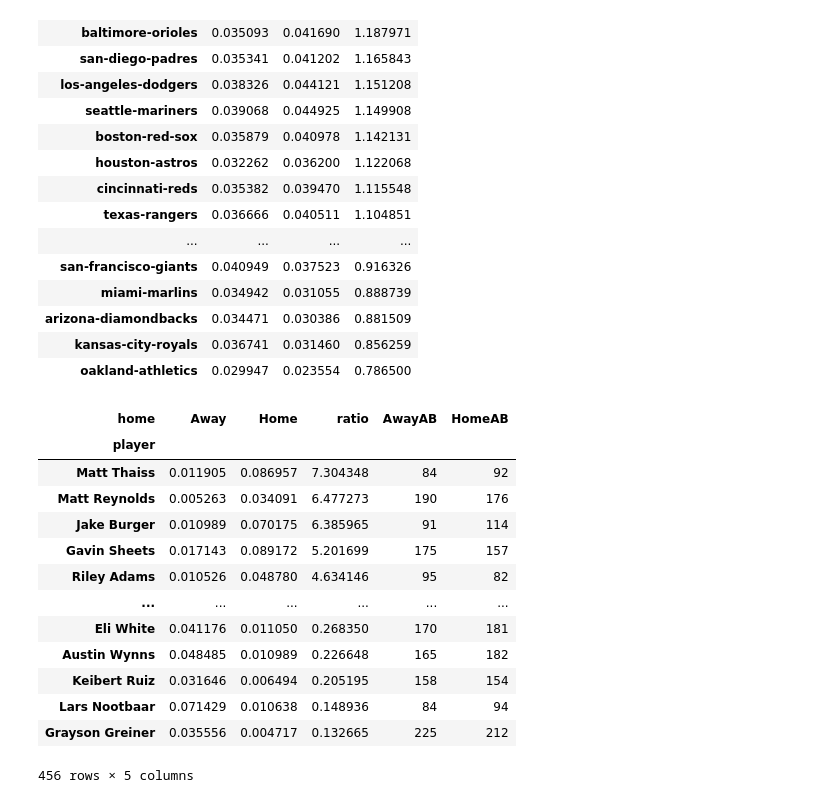
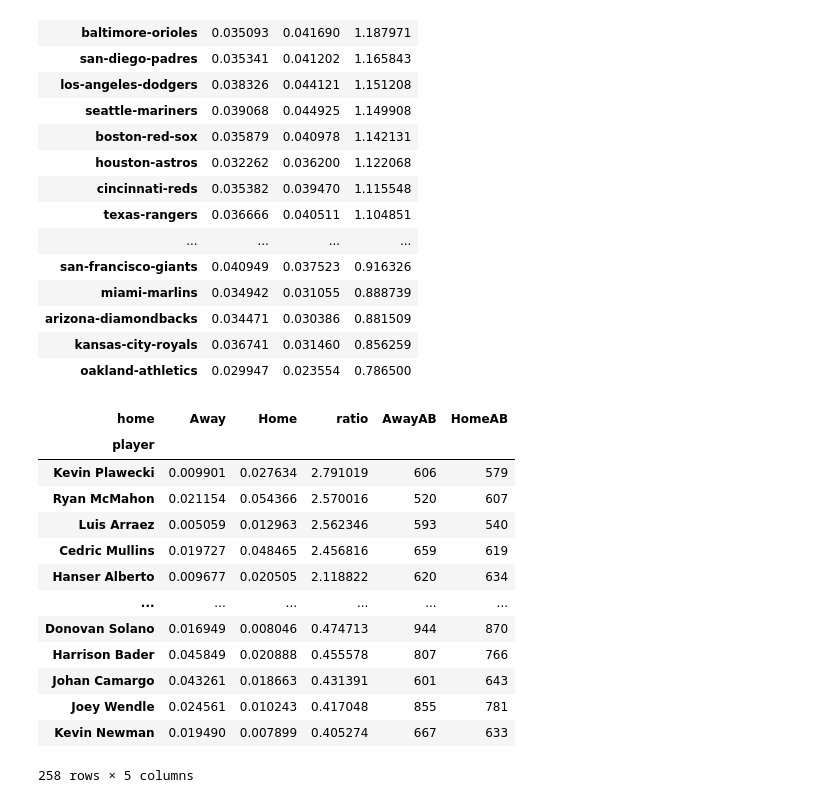
Before and after one commit to chetools/StemUnleashed, a Jupyter notebook: 07Jul2022_MLB.ipynb, the cells around one changed output. Drawn from its saved outputs; the diff is of its cells as text; code cells hidden in the pictures.

```diff
--- a/07Jul2022_MLB.ipynb
+++ b/07Jul2022_MLB.ipynb
@@ -93,25 +93,25 @@ team_HomeAway.sort_values('ratio',ascending=False)
 # %%
 player_HR_ratio=df.pivot_table(index=['player'],values=['AB','HR'],columns='home',aggfunc='sum')
 player_HR_ratio=player_HR_ratio.rename(columns={0:"Away",1:"Home"},level=1)
 player_HomeAway=player_HR_ratio['HR']/player_HR_ratio['AB']
 player_HomeAway=player_HomeAway.query('Away>0 and Home>0')  #avoid division by zero
+
+player_HomeAway['ratio']=player_HomeAway['Home']/player_HomeAway['Away']
+player_HomeAway=player_HomeAway.join(player_HR_ratio['AB'],rsuffix='AB')
+player_HomeAway=player_HomeAway.query('AwayAB + HomeAB>1000')  #only look at players with over 1000 AB
+player_HomeAway.sort_values('ratio',ascending=False)
+# %% [output]
+| home | Away | Home | ratio | AwayAB | HomeAB |
+| player |  |  |  |  |  |
+| Kevin Plawecki | 0.009901 | 0.027634 | 2.791019 | 606 | 579 |
+| Ryan McMahon | 0.021154 | 0.054366 | 2.570016 | 520 | 607 |
+| Luis Arraez | 0.005059 | 0.012963 | 2.562346 | 593 | 540 |
+| Cedric Mullins | 0.019727 | 0.048465 | 2.456816 | 659 | 619 |
+| Hanser Alberto | 0.009677 | 0.020505 | 2.118822 | 620 | 634 |
+| ... | ... | ... | ... | ... | ... |
+| Donovan Solano | 0.016949 | 0.008046 | 0.474713 | 944 | 870 |
+| Harrison Bader | 0.045849 | 0.020888 | 0.455578 | 807 | 766 |
+| Johan Camargo | 0.043261 | 0.018663 | 0.431391 | 601 | 643 |
+| Joey Wendle | 0.024561 | 0.010243 | 0.417048 | 855 | 781 |
+| Kevin Newman | 0.019490 | 0.007899 | 0.405274 | 667 | 633 |
+258 rows × 5 columns
-# %%
-
-player_HomeAway['ratio']=player_HomeAway['Home']/player_HomeAway['Away']
-player_HomeAway=player_HomeAway.join(player_HR_ratio['AB'],rsuffix='AB')
-player_HomeAway.sort_values('ratio',ascending=False)
-# %% [output]
-| home | Away | Home | ratio | AwayAB | HomeAB |
-| player |  |  |  |  |  |
-| Matt Thaiss | 0.011905 | 0.086957 | 7.304348 | 84 | 92 |
-| Matt Reynolds | 0.005263 | 0.034091 | 6.477273 | 190 | 176 |
-| Jake Burger | 0.010989 | 0.070175 | 6.385965 | 91 | 114 |
-| Gavin Sheets | 0.017143 | 0.089172 | 5.201699 | 175 | 157 |
-| Riley Adams | 0.010526 | 0.048780 | 4.634146 | 95 | 82 |
-| ... | ... | ... | ... | ... | ... |
-| Eli White | 0.041176 | 0.011050 | 0.268350 | 170 | 181 |
-| Austin Wynns | 0.048485 | 0.010989 | 0.226648 | 165 | 182 |
-| Keibert Ruiz | 0.031646 | 0.006494 | 0.205195 | 158 | 154 |
-| Lars Nootbaar | 0.071429 | 0.010638 | 0.148936 | 84 | 94 |
-| Grayson Greiner | 0.035556 | 0.004717 | 0.132665 | 225 | 212 |
-456 rows × 5 columns
```
Also changed, not shown: parts of 2 cells of this notebook.
